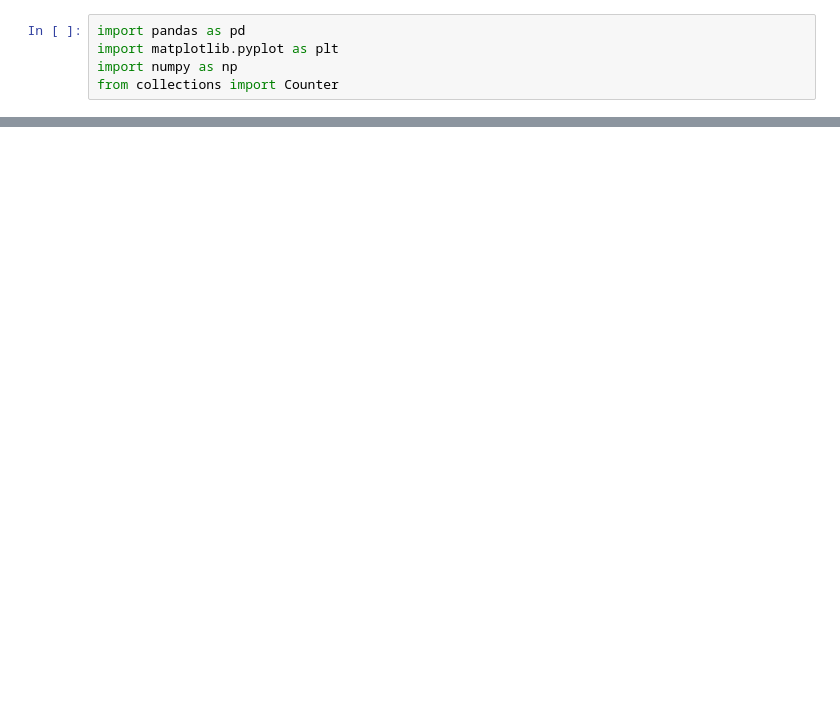
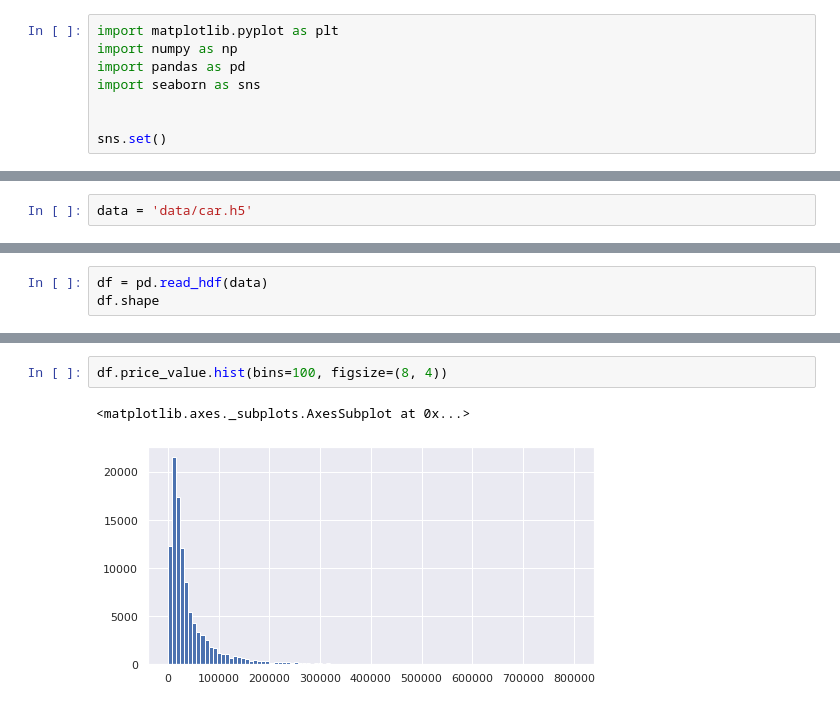
Before and after one commit to mzignis/dataworkshop_matrix_car, a Jupyter notebook: day_2.ipynb, the cells around one changed output, grey strips where cells are left out. Drawn from its saved outputs; the diff is of its cells as text; blank space fills up the shorter version.

```diff
--- a/day_2.ipynb
+++ b/day_2.ipynb
@@ -1,8 +1,11 @@
 # %% [markdown]
 <a href="https://colab.research.google.com/github/mzignis/dataworkshop_matrix_car/blob/master/day_2.ipynb" target="_parent"><img src="https://colab.research.google.com/assets/colab-badge.svg" alt="Open In Colab"/></a>
 # %%
-import pandas as pd
 import matplotlib.pyplot as plt
 import numpy as np
-from collections import Counter
+import pandas as pd
+import seaborn as sns
+
+
+sns.set()
 # %%
@@ -68,0 +16,2 @@ Text(0, 0.5, 'Ilosc znakow w bazie')
+# %%
+data = 'data/car.h5'
@@ -68,0 +20,3 @@ Text(0, 0.5, 'Ilosc znakow w bazie')
+# %%
+df = pd.read_hdf(data)
+df.shape
@@ -68,0 +45,5 @@ Text(0, 0.5, 'Ilosc znakow w bazie')
+# %%
+df.price_value.hist(bins=100, figsize=(8, 4))
+# %% [output]
+<matplotlib.axes._subplots.AxesSubplot at 0x...>
+[figure, added]
```
Also changed, not shown: parts of 16 cells of this notebook.
